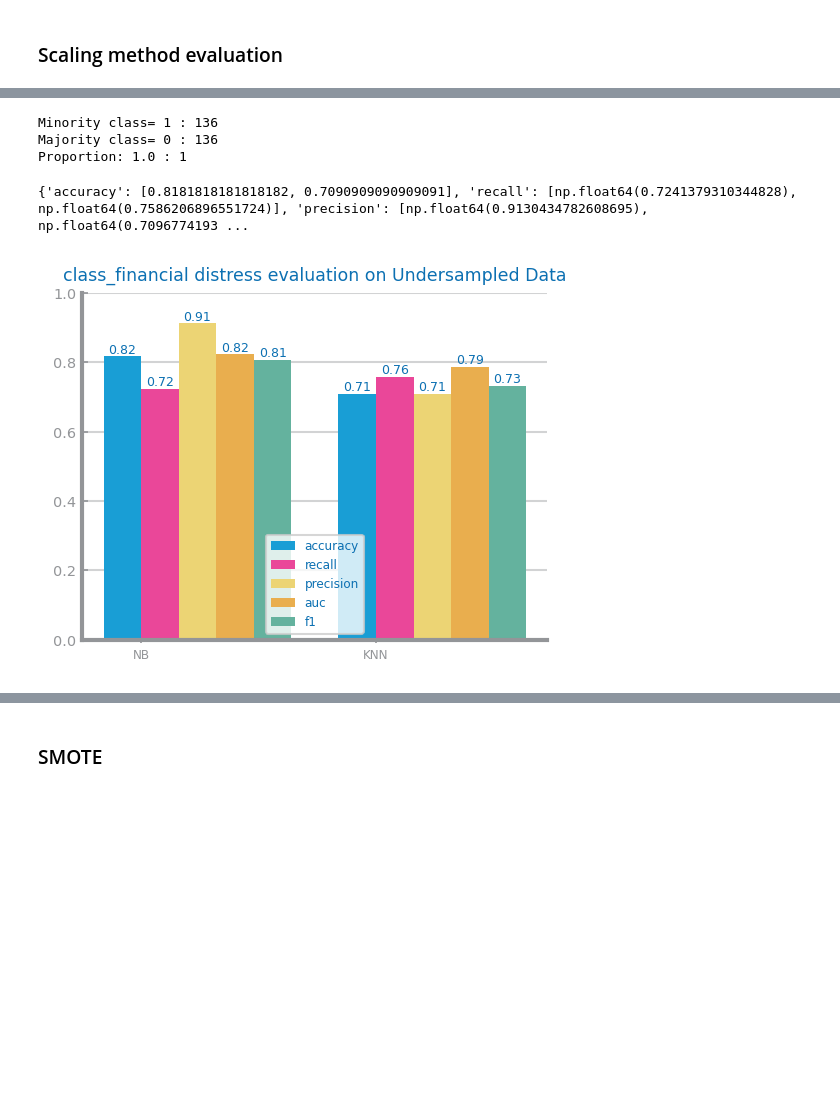
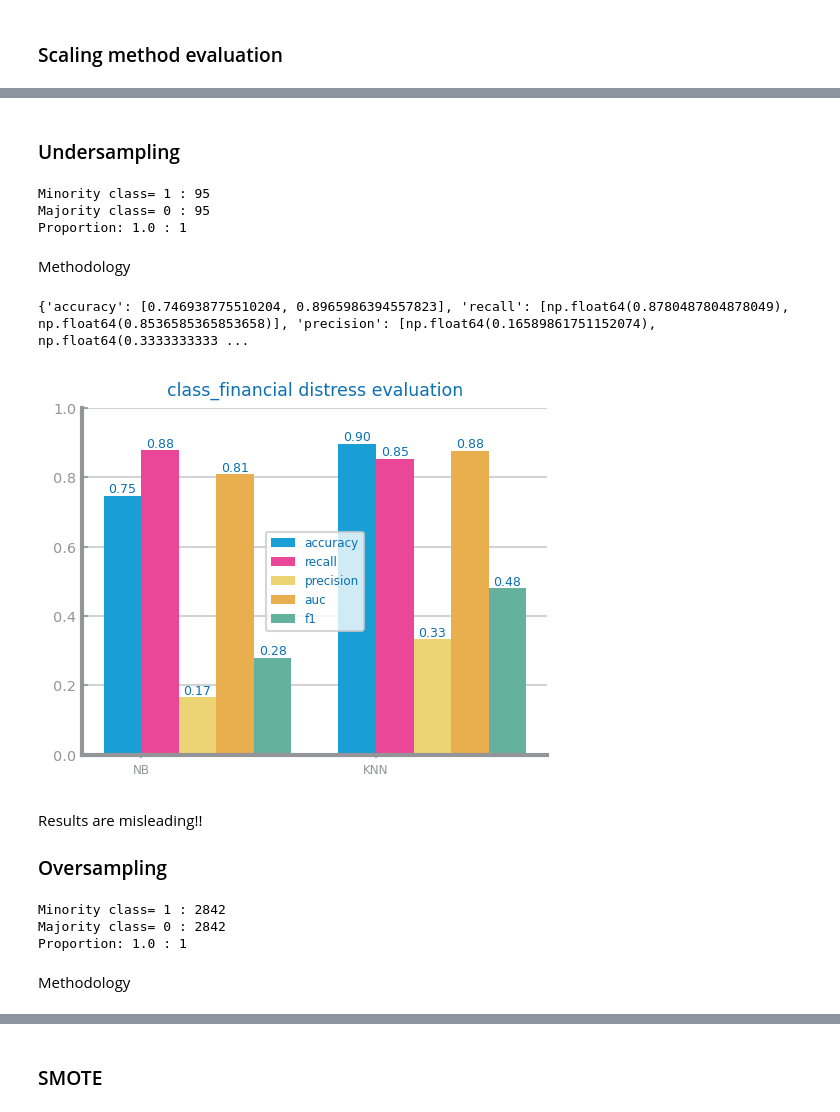
Before and after one commit to Moraisgit/data_science_project, a Jupyter notebook: src/set2_data_preparation.ipynb, the cells around one changed output, grey strips where cells are left out. Drawn from its saved outputs; the diff is of its cells as text; code cells hidden in the pictures; blank space fills up the shorter version.

```diff
--- a/src/set2_data_preparation.ipynb
+++ b/src/set2_data_preparation.ipynb
@@ -758,0 +932,28 @@ Proportion: 0.04 : 1
+# %%
+from pandas import read_csv, concat, DataFrame, Series
+from matplotlib.pyplot import figure, show
+from dslabs_functions import plot_bar_chart
+
+original: DataFrame = read_csv(filepath_or_buffer=f"{filename_train}", sep=",", decimal=".")
+test: DataFrame = read_csv(filepath_or_buffer=f"{filename_test}", sep=",", decimal=".")
+
+target_count: Series = original[target].value_counts()
+positive_class = target_count.idxmin()
+negative_class = target_count.idxmax()
+
+print("Minority class=", positive_class, ":", target_count[positive_class])
+print("Majority class=", negative_class, ":", target_count[negative_class])
+print(
+    "Proportion:",
+    round(target_count[positive_class] / target_count[negative_class], 2),
+    ": 1",
+)
+values: dict[str, list] = {
+    "Original": [target_count[positive_class], target_count[negative_class]]
+}
+
+figure()
+plot_bar_chart(
+    target_count.index.to_list(), target_count.to_list(), title="Class balance"
+)
+show()
@@ -759,34 +965,50 @@ Proportion: 0.04 : 1
 # %%
 df_positives: Series = original[original[target] == positive_class]
 df_negatives: Series = original[original[target] == negative_class]
+# %% [markdown]
+### Undersampling
 # %%
-from pandas import concat
-
 df_neg_sample: DataFrame = DataFrame(df_negatives.sample(len(df_positives)))
 df_under: DataFrame = concat([df_positives, df_neg_sample], axis=0)
-df_under.to_csv(f"data_under.csv", index=False)
+df_under.to_csv(f"{path_to_directory}/datasets/{file_tag}_undersampling.csv", index=False)
 
 print("Minority class=", positive_class, ":", len(df_positives))
 print("Majority class=", negative_class, ":", len(df_neg_sample))
 print("Proportion:", round(len(df_positives) / len(df_neg_sample), 2), ": 1")
 # %% [output]
-Minority class= 1 : 136
-Majority class= 0 : 136
+Minority class= 1 : 95
+Majority class= 0 : 95
 Proportion: 1.0 : 1
+# %% [markdown]
+Methodology
 # %%
-train_under, test_under = train_test_split(df_under, test_size=0.2, random_state=42)
-
-# Evaluate approach on undersampled data
 figure()
-eval_under: dict[str, list] = evaluate_approach(
-    train_under, test_under, target=target, metric=eval_metric, evaluate_nb=True, evaluate_knn=True
+eval_undersampling: dict[str, list] = evaluate_approach(df_under, test, target=target, metric="recall")
+print(eval_undersampling)
+plot_multibar_chart(
+    ["NB", "KNN"], eval_undersampling, title=f"{file_tag} evaluation", percentage=True
 )
-print(eval_under)
-plot_multibar_chart(
-    ["NB", "KNN"], eval_under, title=f"{file_tag} evaluation on Undersampled Data", percentage=True
-)
-savefig(f"{path_to_directory}/images/{file_tag}_undersampled_eval.png")
+savefig(f"{path_to_directory}/images/{file_tag}_undersampling_eval.png")
 show()
 # %% [output]
-{'accuracy': [0.8181818181818182, 0.7090909090909091], 'recall': [np.float64(0.7241379310344828), np.float64(0.7586206896551724)], 'precision': [np.float64(0.9130434782608695), np.float64(0.7096774193 ...
+{'accuracy': [0.746938775510204, 0.8965986394557823], 'recall': [np.float64(0.8780487804878049), np.float64(0.8536585365853658)], 'precision': [np.float64(0.16589861751152074), np.float64(0.3333333333 ...
-[figure, old version]
+[figure, new version]
+# %% [markdown]
+Results are misleading!!
+### Oversampling
+# %%
+df_pos_sample: DataFrame = DataFrame(
+    df_positives.sample(len(df_negatives), replace=True)
+)
+df_over: DataFrame = concat([df_pos_sample, df_negatives], axis=0)
+df_over.to_csv(f"{path_to_directory}/datasets/{file_tag}_oversampling.csv", index=False)
+
+print("Minority class=", positive_class, ":", len(df_pos_sample))
+print("Majority class=", negative_class, ":", len(df_negatives))
+print("Proportion:", round(len(df_pos_sample) / len(df_negatives), 2), ": 1")
+# %% [output]
+Minority class= 1 : 2842
+Majority class= 0 : 2842
+Proportion: 1.0 : 1
+# %% [markdown]
+Methodology
```
Also changed, not shown: parts of 54 cells of this notebook, 13 other files.
